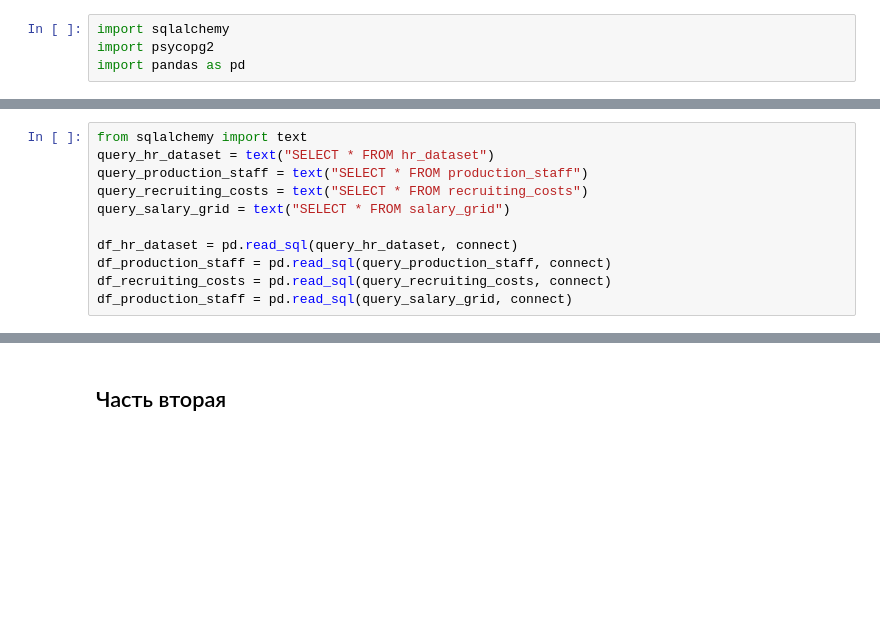
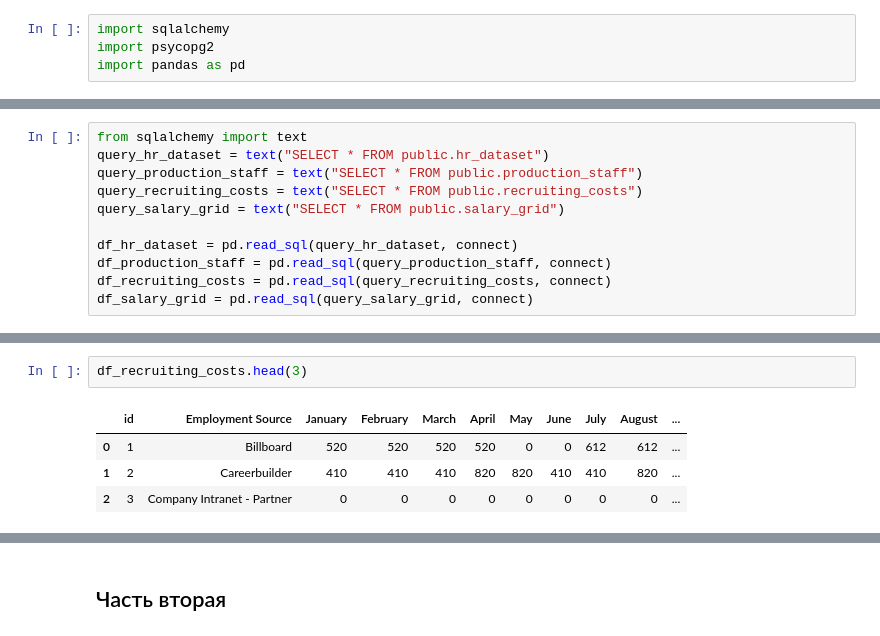
Before and after one commit to scomarae/SkillBox, a Jupyter notebook: Coursework_analytics_2.ipynb, the cells around one changed output, grey strips where cells are left out. Saved outputs shown, nothing was run; the diff lists cells and outputs as text; blank space fills up the shorter version.

```diff
--- a/Coursework_analytics_2.ipynb
+++ b/Coursework_analytics_2.ipynb
@@ -38,11 +36,11 @@ OperationalError: ignored
 # %%
 from sqlalchemy import text
-query_hr_dataset = text("SELECT * FROM hr_dataset")
-query_production_staff = text("SELECT * FROM production_staff")
-query_recruiting_costs = text("SELECT * FROM recruiting_costs")
-query_salary_grid = text("SELECT * FROM salary_grid")
+query_hr_dataset = text("SELECT * FROM public.hr_dataset")
+query_production_staff = text("SELECT * FROM public.production_staff")
+query_recruiting_costs = text("SELECT * FROM public.recruiting_costs")
+query_salary_grid = text("SELECT * FROM public.salary_grid")
 
 df_hr_dataset = pd.read_sql(query_hr_dataset, connect)
 df_production_staff = pd.read_sql(query_production_staff, connect)
 df_recruiting_costs = pd.read_sql(query_recruiting_costs, connect)
-df_production_staff = pd.read_sql(query_salary_grid, connect)
+df_salary_grid = pd.read_sql(query_salary_grid, connect)
@@ -48,0 +80,7 @@ df_production_staff = pd.read_sql(query_salary_grid, connect)
+# %%
+df_recruiting_costs.head(3)
+# %% [output]
+|  | id | Employment Source | January | February | March | April | May | June | July | August | ... |
+| 0 | 1 | Billboard | 520 | 520 | 520 | 520 | 0 | 0 | 612 | 612 | ... |
+| 1 | 2 | Careerbuilder | 410 | 410 | 410 | 820 | 820 | 410 | 410 | 820 | ... |
+| 2 | 3 | Company Intranet - Partner | 0 | 0 | 0 | 0 | 0 | 0 | 0 | 0 | ... |
```
Also changed, not shown: parts of 28 cells of this notebook.
